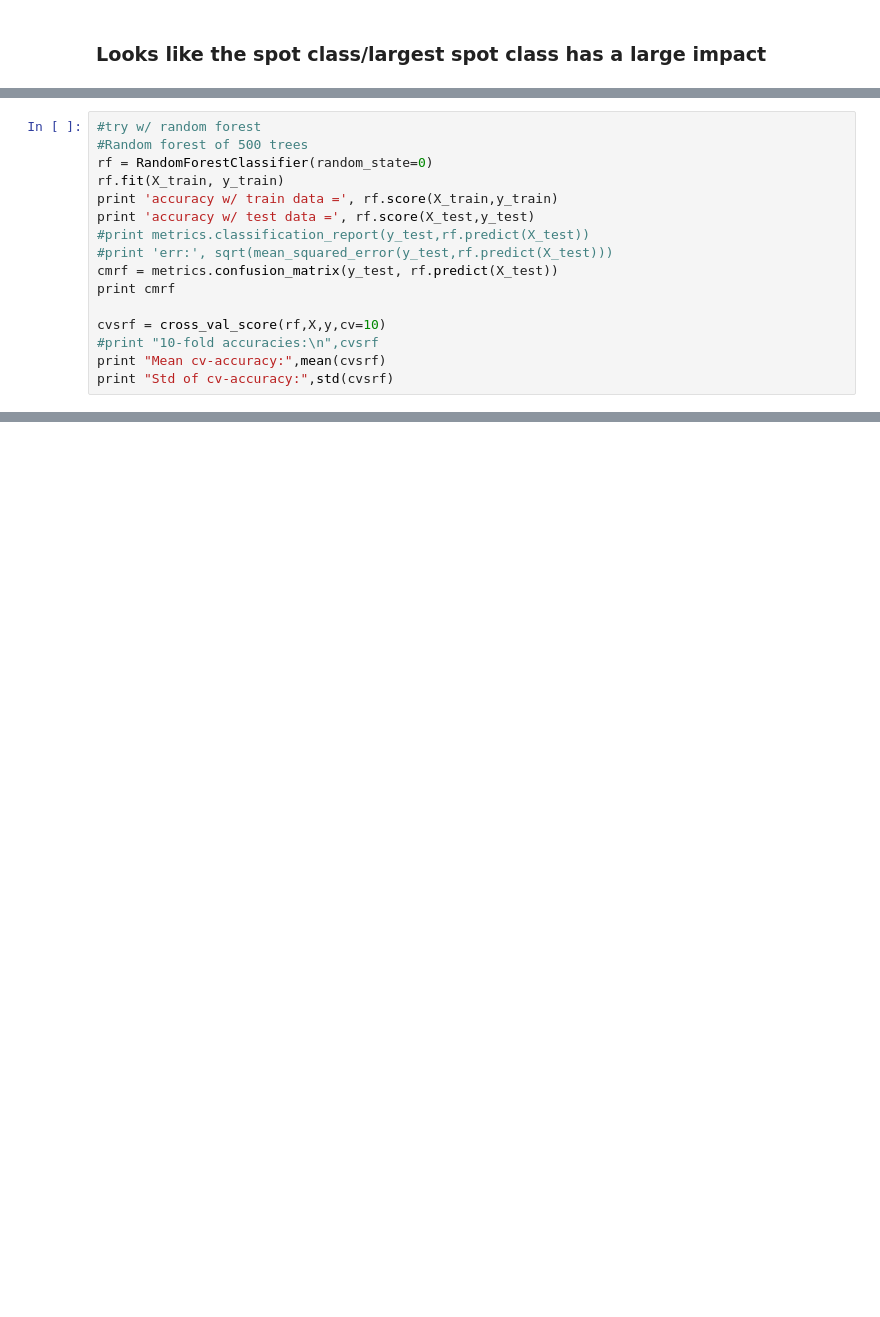
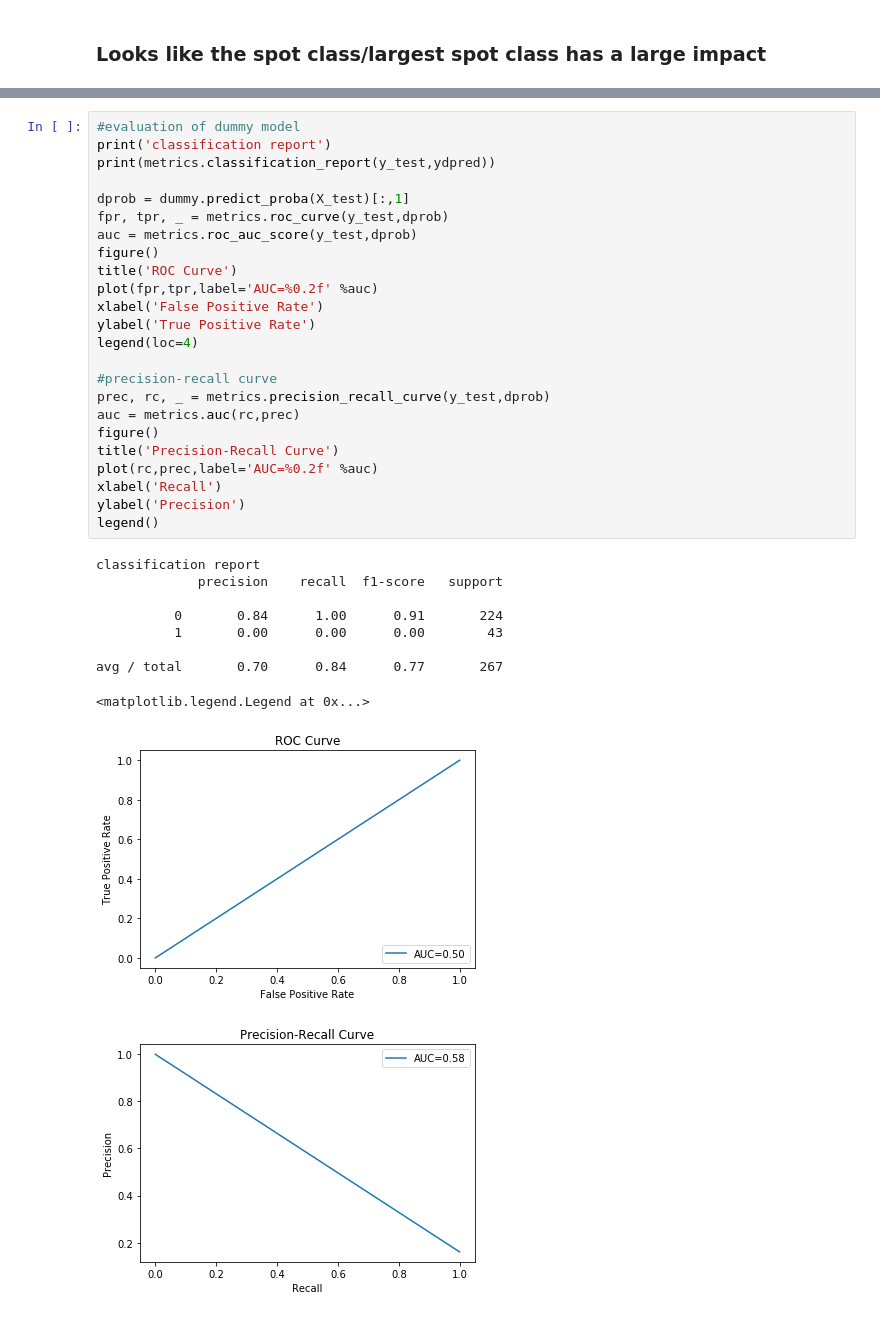
Before and after one commit to bittyfuz/MetisIDSProject, a Jupyter notebook: IDSproject.ipynb, the cells around one changed output, grey strips where cells are left out. Drawn from its saved outputs; the diff is of its cells as text; blank space fills up the shorter version.

```diff
--- a/IDSproject.ipynb
+++ b/IDSproject.ipynb
@@ -261,16 +327,0 @@ array([['lss_K', '0.79470310718'],
-# %%
-#try w/ random forest
-#Random forest of 500 trees
-rf = RandomForestClassifier(random_state=0)
-rf.fit(X_train, y_train)
-print 'accuracy w/ train data =', rf.score(X_train,y_train)
-print 'accuracy w/ test data =', rf.score(X_test,y_test)
-#print metrics.classification_report(y_test,rf.predict(X_test))
-#print 'err:', sqrt(mean_squared_error(y_test,rf.predict(X_test)))
-cmrf = metrics.confusion_matrix(y_test, rf.predict(X_test))
-print cmrf
-
-cvsrf = cross_val_score(rf,X,y,cv=10)
-#print "10-fold accuracies:\n",cvsrf
-print "Mean cv-accuracy:",mean(cvsrf)
-print "Std of cv-accuracy:",std(cvsrf)
@@ -329,0 +541,35 @@ print cmd
+# %%
+#evaluation of dummy model
+print('classification report')
+print(metrics.classification_report(y_test,ydpred))
+
+dprob = dummy.predict_proba(X_test)[:,1]
+fpr, tpr, _ = metrics.roc_curve(y_test,dprob)
+auc = metrics.roc_auc_score(y_test,dprob)
+figure()
+title('ROC Curve')
+plot(fpr,tpr,label='AUC=%0.2f' %auc)
+xlabel('False Positive Rate')
+ylabel('True Positive Rate')
+legend(loc=4)
+
+#precision-recall curve
+prec, rc, _ = metrics.precision_recall_curve(y_test,dprob)
+auc = metrics.auc(rc,prec)
+figure()
+title('Precision-Recall Curve')
+plot(rc,prec,label='AUC=%0.2f' %auc)
+xlabel('Recall')
+ylabel('Precision')
+legend()
+# %% [output]
+classification report
+             precision    recall  f1-score   support
+
+          0       0.84      1.00      0.91       224
+          1       0.00      0.00      0.00        43
+
+avg / total       0.70      0.84      0.77       267
+<matplotlib.legend.Legend at 0x...>
+[figure, added]
+[figure, added]
```
Also changed, not shown: parts of 54 cells of this notebook.
